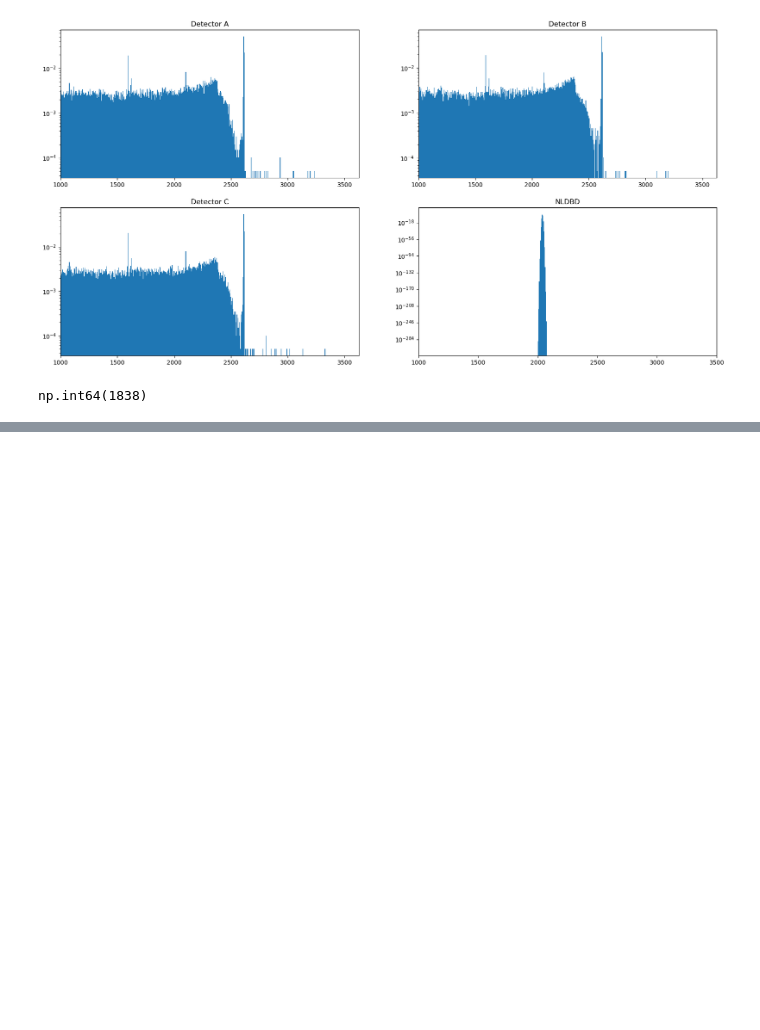
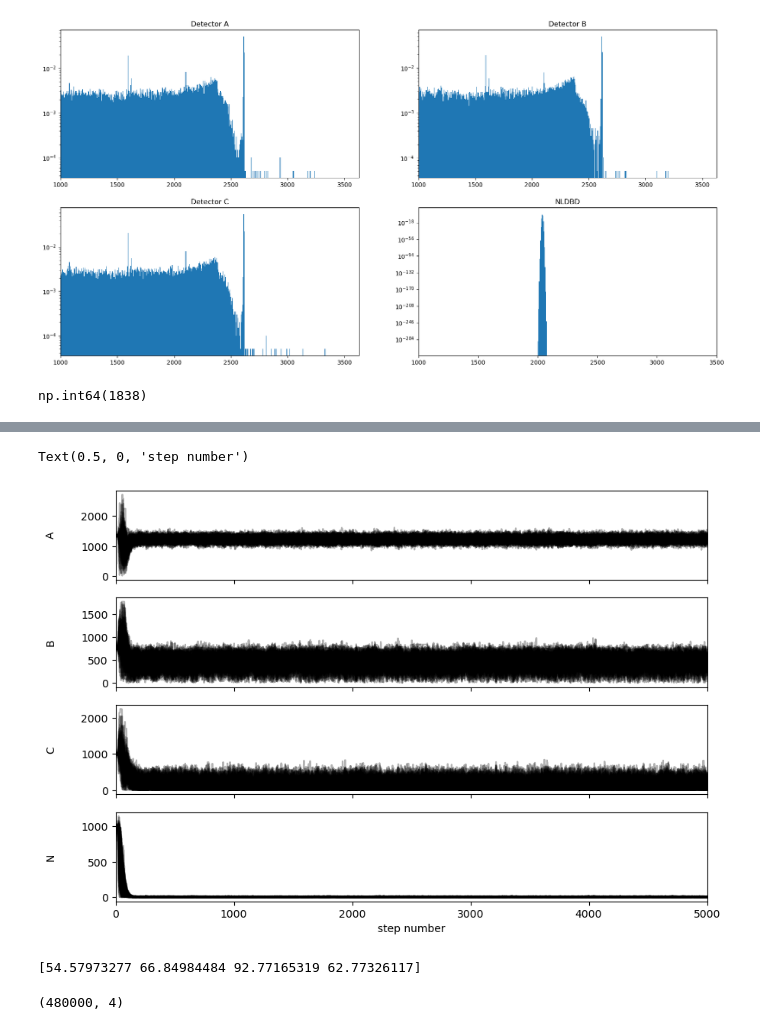
Before and after one commit to bucket420/dsc291-final, a Jupyter notebook: analysis.ipynb, the cells around one changed output, grey strips where cells are left out. Drawn from its saved outputs; the diff is of its cells as text; code cells hidden in the pictures; blank space fills up the shorter version.

```diff
--- a/analysis.ipynb
+++ b/analysis.ipynb
@@ -304,5 +313,5 @@ initial_theta = theta_est + 0.1 * np.random.randn(n_walkers, len(theta_est))
 
 sampler = emcee.EnsembleSampler(n_walkers, len(theta_est), log_posterior, args=[selected_hist_Target])
 # %%
-sampler.run_mcmc(initial_theta, 1000, progress=True)
+sampler.run_mcmc(initial_theta, 5000, progress=True)
 # %% [output]
@@ -309,0 +335,25 @@ ValueError: Probability function returned NaN
+# %%
+fig, axes = plt.subplots(4, figsize=(10, 7), sharex=True)
+samples = sampler.get_chain()
+labels = ["A", "B", "C", "N"]
+for i in range(4):
+    ax = axes[i]
+    ax.plot(samples[:, :, i], "k", alpha=0.3)
+    ax.set_xlim(0, len(samples))
+    ax.set_ylabel(labels[i])
+    ax.yaxis.set_label_coords(-0.1, 0.5)
+
+axes[-1].set_xlabel("step number")
+# %% [output]
+Text(0.5, 0, 'step number')
+[figure, added]
+# %%
+tau = sampler.get_autocorr_time()
+print(tau)
+# %% [output]
+[54.57973277 66.84984484 92.77165319 62.77326117]
+# %%
+flat_samples = sampler.get_chain(discard=200, flat=True)
+print(flat_samples.shape)
+# %% [output]
+(480000, 4)
```
Also changed, not shown: parts of 11 cells of this notebook.
